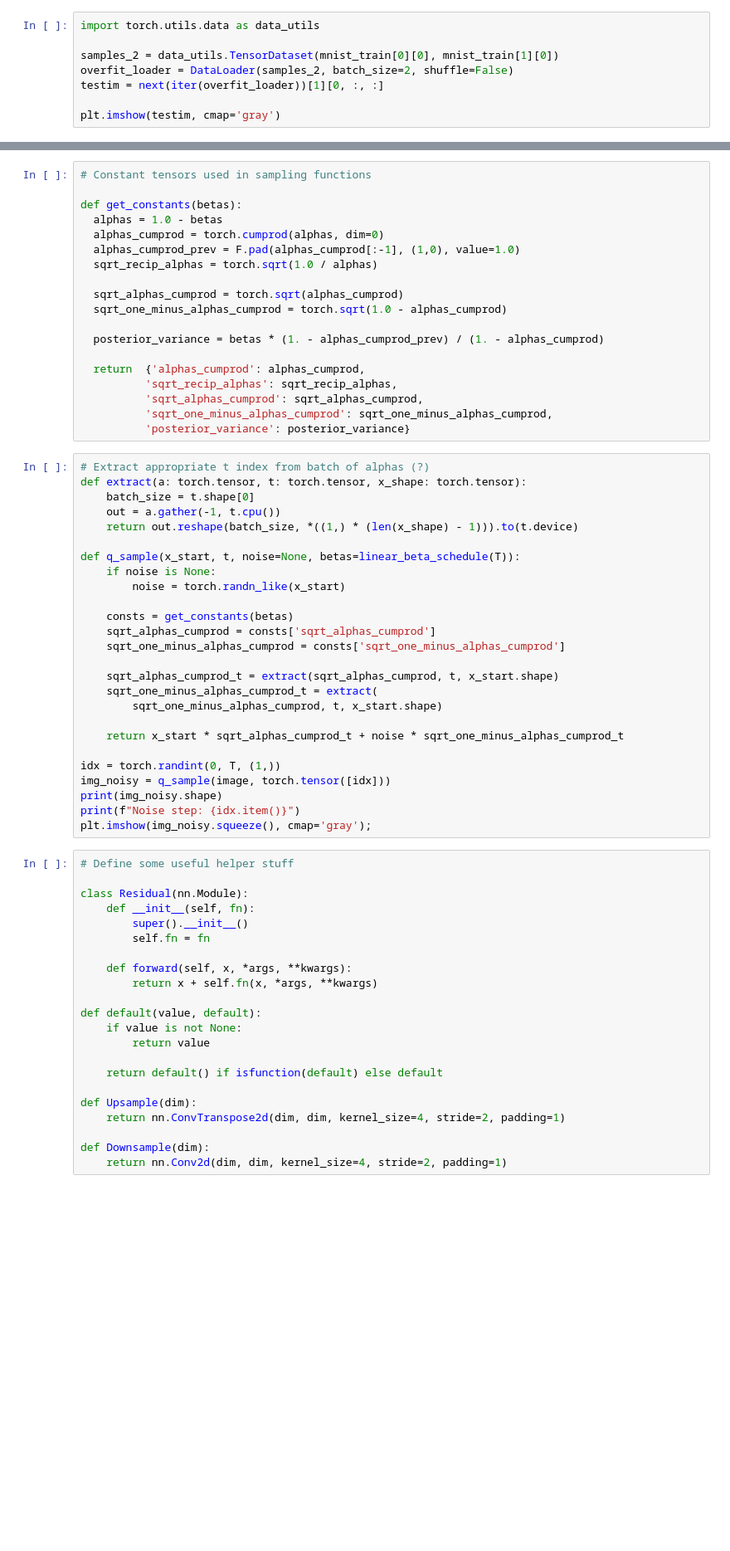
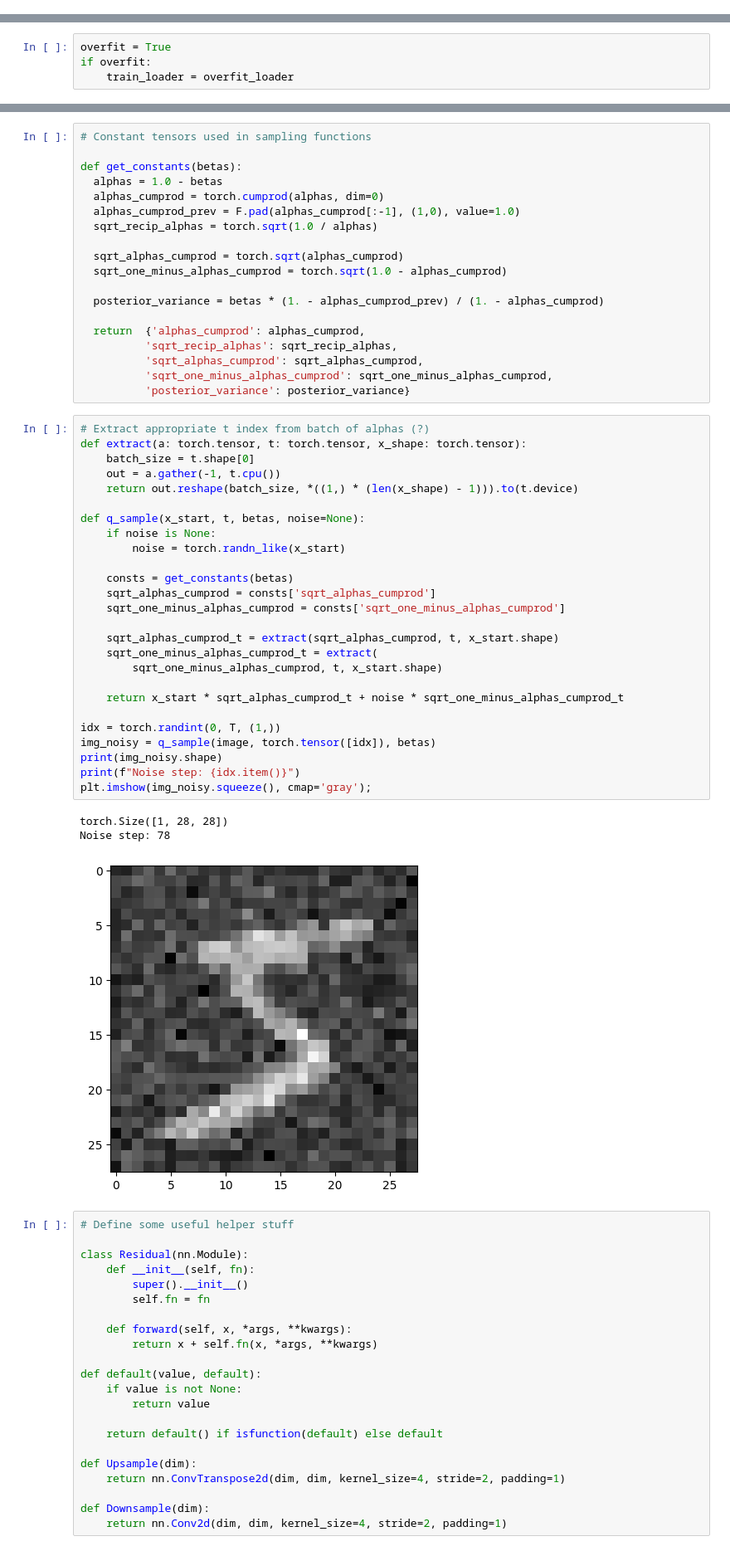
Before and after one commit to gardberg/thesis, a Jupyter notebook: diagnostics-21-10-22-2.ipynb, the cells around one changed output, grey strips where cells are left out. Shown at 83% size. Cells and saved outputs as stored; diff of their text form; blank space fills up the shorter version.

```diff
--- a/diagnostics-21-10-22-2.ipynb
+++ b/diagnostics-21-10-22-2.ipynb
@@ -50,11 +52,3 @@ test_loader = DataLoader(mnist_test, batch_size=batch_size, shuffle=False)
 
 # Val set used to validate model
 val_loader = DataLoader(mnist_val, batch_size=len(mnist_val), shuffle=False)
-# %%
-import torch.utils.data as data_utils
-
-samples_2 = data_utils.TensorDataset(mnist_train[0][0], mnist_train[1][0])
-overfit_loader = DataLoader(samples_2, batch_size=2, shuffle=False)
-testim = next(iter(overfit_loader))[1][0, :, :]
-
-plt.imshow(testim, cmap='gray')
@@ -64,3 +55,7 @@ plt.imshow(testim, cmap='gray')
+# %%
+overfit = True
+if overfit:
+    train_loader = overfit_loader
 # %%
 image = next(iter(train_loader))[0][0]
 plt.imshow(image.squeeze(), cmap='gray');
@@ -109,29 +112,33 @@ def get_constants(betas):
 # %%
 # Extract appropriate t index from batch of alphas (?)
 def extract(a: torch.tensor, t: torch.tensor, x_shape: torch.tensor):
     batch_size = t.shape[0]
     out = a.gather(-1, t.cpu())
     return out.reshape(batch_size, *((1,) * (len(x_shape) - 1))).to(t.device)
 
-def q_sample(x_start, t, noise=None, betas=linear_beta_schedule(T)):
+def q_sample(x_start, t, betas, noise=None):
     if noise is None:
         noise = torch.randn_like(x_start)
 
     consts = get_constants(betas)
     sqrt_alphas_cumprod = consts['sqrt_alphas_cumprod']
     sqrt_one_minus_alphas_cumprod = consts['sqrt_one_minus_alphas_cumprod']
 
     sqrt_alphas_cumprod_t = extract(sqrt_alphas_cumprod, t, x_start.shape)
     sqrt_one_minus_alphas_cumprod_t = extract(
         sqrt_one_minus_alphas_cumprod, t, x_start.shape)
 
     return x_start * sqrt_alphas_cumprod_t + noise * sqrt_one_minus_alphas_cumprod_t
 
 idx = torch.randint(0, T, (1,))
-img_noisy = q_sample(image, torch.tensor([idx]))
+img_noisy = q_sample(image, torch.tensor([idx]), betas)
 print(img_noisy.shape)
 print(f"Noise step: {idx.item()}")
 plt.imshow(img_noisy.squeeze(), cmap='gray');
+# %% [output]
+torch.Size([1, 28, 28])
+Noise step: 78
+[figure, added]
 # %%
 # Define some useful helper stuff
 
```
Also changed, not shown: parts of 25 cells of this notebook, 4 other files.
